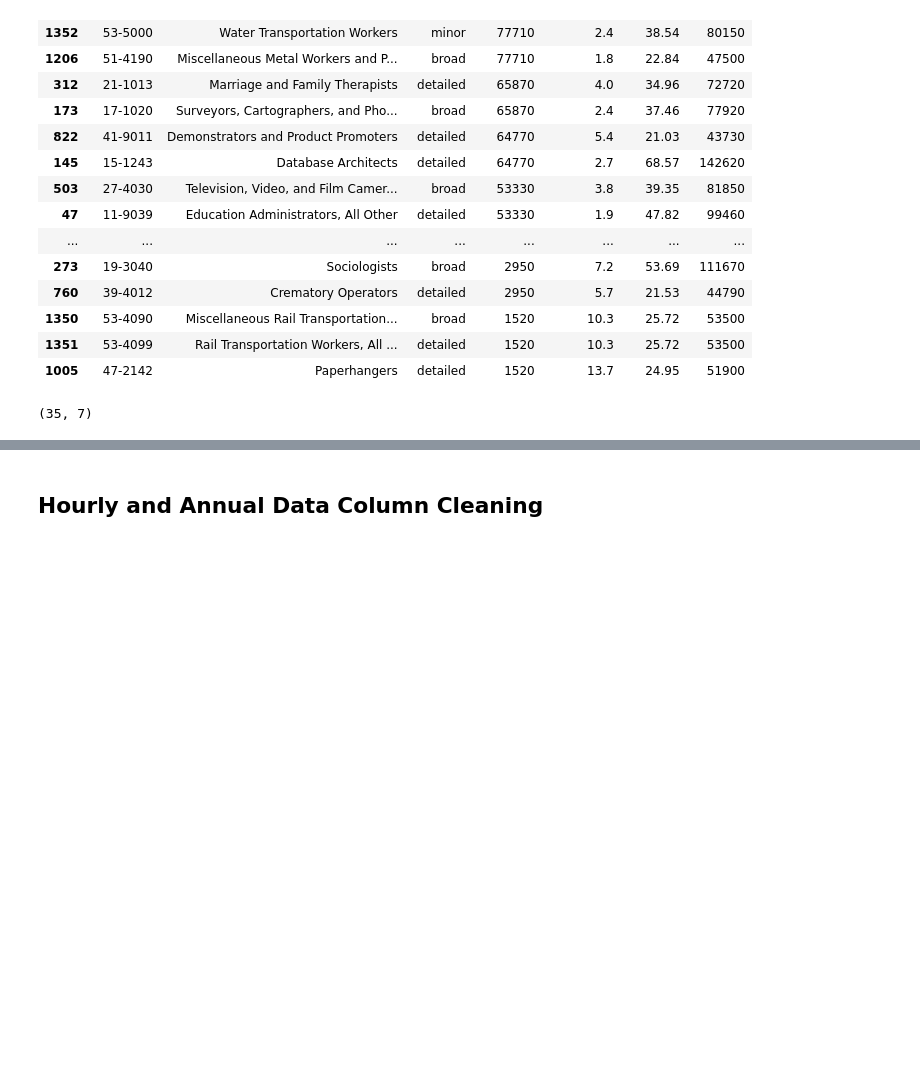
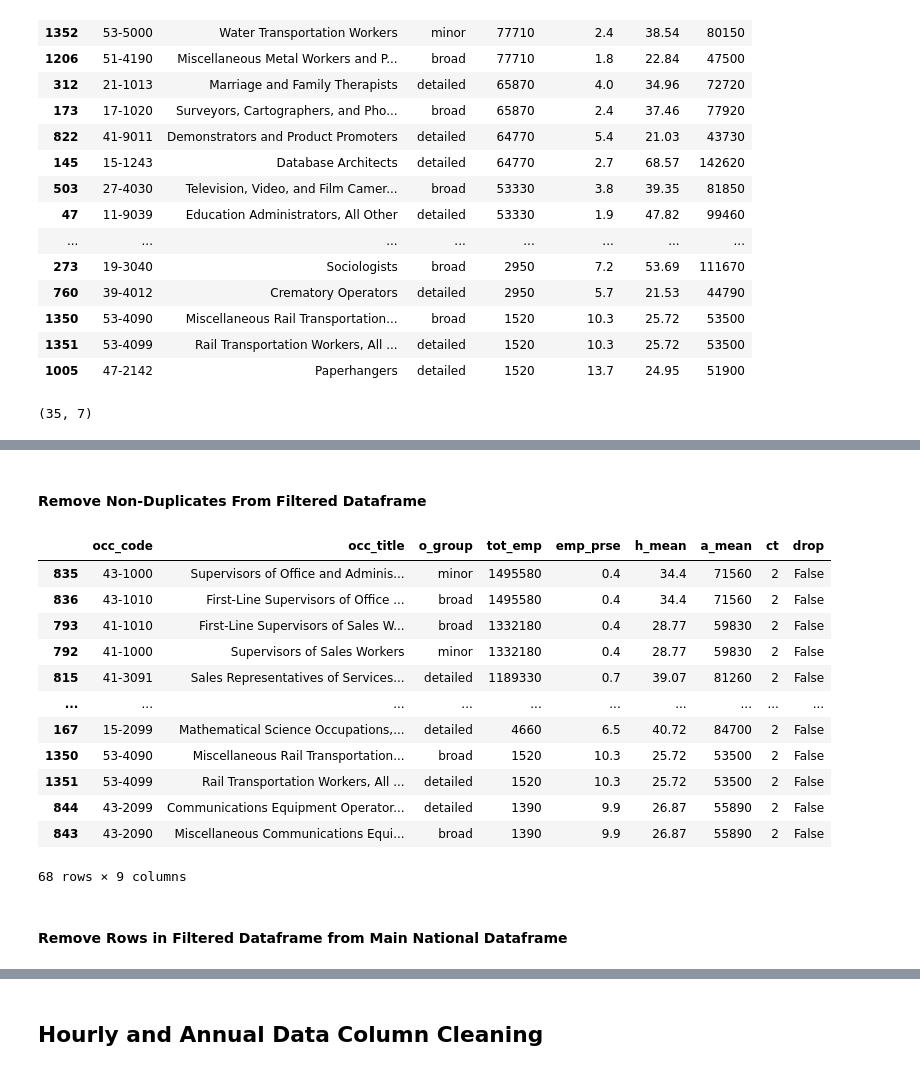
Before and after one commit to blue-santa/comparing-training-req-to-salary-exp, a Jupyter notebook: notebooks/2026-04-02-00-train_reward_compare_bls_data_rough_wrangling.ipynb, the cells around one changed output, grey strips where cells are left out. Drawn from its saved outputs; the diff is of its cells as text; code cells hidden in the pictures; blank space fills up the shorter version.

Commit message:
complete tot_emp wrangle; begin emp_prse

```diff
--- a/notebooks/2026-04-02-00-train_reward_compare_bls_data_rough_wrangling.ipynb
+++ b/notebooks/2026-04-02-00-train_reward_compare_bls_data_rough_wrangling.ipynb
@@ -1678,0 +1703,2 @@ pd.DataFrame(nat_data_filtered['occ_code'].str[:str_depth]).sort_values(by='occ_
+# %% [markdown]
+#### Remove Non-Duplicates From Filtered Dataframe
@@ -1678,0 +1707,18 @@ pd.DataFrame(nat_data_filtered['occ_code'].str[:str_depth]).sort_values(by='occ_
+# %%
+nat_data_filtered
+# %% [output]
+|  | occ_code | occ_title | o_group | tot_emp | emp_prse | h_mean | a_mean | ct | drop |
+| 835 | 43-1000 | Supervisors of Office and Adminis... | minor | 1495580 | 0.4 | 34.4 | 71560 | 2 | False |
+| 836 | 43-1010 | First-Line Supervisors of Office ... | broad | 1495580 | 0.4 | 34.4 | 71560 | 2 | False |
+| 793 | 41-1010 | First-Line Supervisors of Sales W... | broad | 1332180 | 0.4 | 28.77 | 59830 | 2 | False |
+| 792 | 41-1000 | Supervisors of Sales Workers | minor | 1332180 | 0.4 | 28.77 | 59830 | 2 | False |
+| 815 | 41-3091 | Sales Representatives of Services... | detailed | 1189330 | 0.7 | 39.07 | 81260 | 2 | False |
+| ... | ... | ... | ... | ... | ... | ... | ... | ... | ... |
+| 167 | 15-2099 | Mathematical Science Occupations,... | detailed | 4660 | 6.5 | 40.72 | 84700 | 2 | False |
+| 1350 | 53-4090 | Miscellaneous Rail Transportation... | broad | 1520 | 10.3 | 25.72 | 53500 | 2 | False |
+| 1351 | 53-4099 | Rail Transportation Workers, All ... | detailed | 1520 | 10.3 | 25.72 | 53500 | 2 | False |
+| 844 | 43-2099 | Communications Equipment Operator... | detailed | 1390 | 9.9 | 26.87 | 55890 | 2 | False |
+| 843 | 43-2090 | Miscellaneous Communications Equi... | broad | 1390 | 9.9 | 26.87 | 55890 | 2 | False |
+68 rows × 9 columns
+# %% [markdown]
+#### Remove Rows in Filtered Dataframe from Main National Dataframe
```
Also changed, not shown: parts of 38 cells of this notebook.
